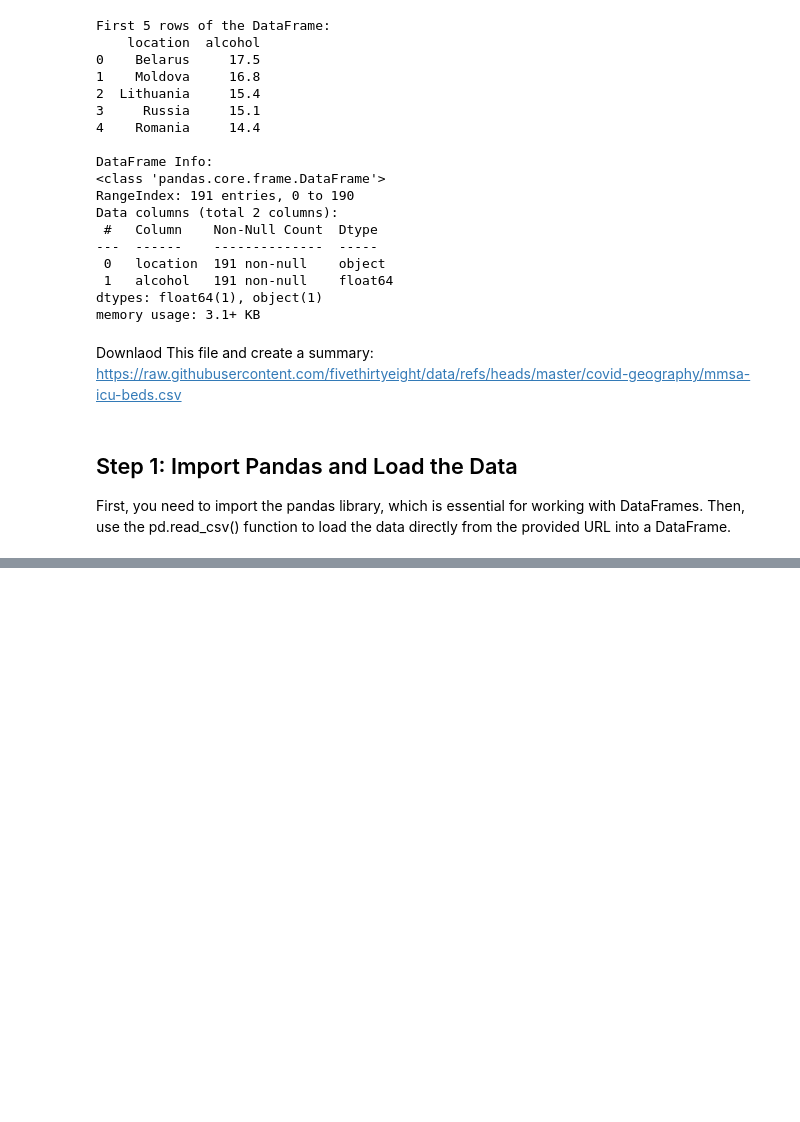
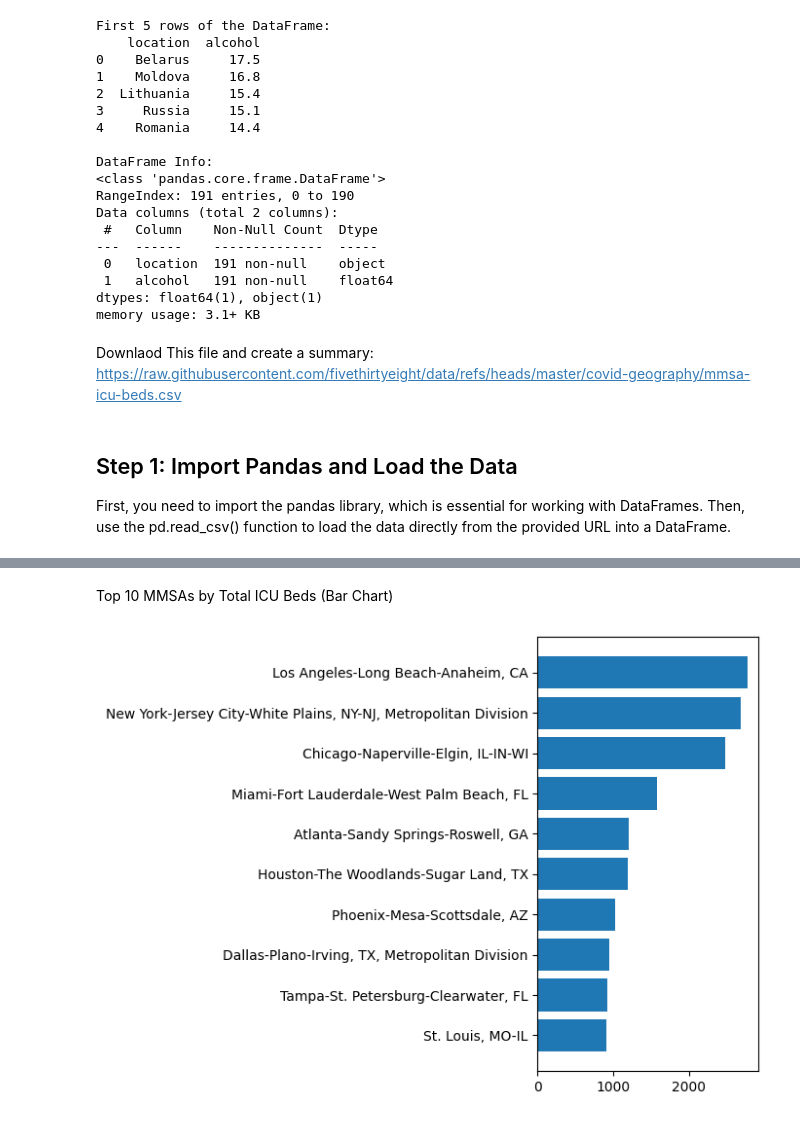
Before and after one commit to gurkanbebek/MSM_BB2B, a Jupyter notebook: Intro_to_Python_Files_Data_Loading,_and_Basic_Plotting.ipynb, the cells around one changed output, grey strips where cells are left out. Saved outputs shown, nothing was run; the diff lists cells and outputs as text; code cells hidden in the pictures; blank space fills up the shorter version.

```diff
--- a/Intro_to_Python_Files_Data_Loading,_and_Basic_Plotting.ipynb
+++ b/Intro_to_Python_Files_Data_Loading,_and_Basic_Plotting.ipynb
@@ -138,0 +226,17 @@ print("Data loaded successfully!")
+# %% [markdown]
+Top 10 MMSAs by Total ICU Beds (Bar Chart)
+# %%
+import matplotlib.pyplot as plt
+# Sort data
+sorted_icu_beds = df_icu_beds.sort_values(by='icu_beds',ascending=False)
+# find the top 10
+top10_icu_beds = sorted_icu_beds.head(10)
+#top10_icu_beds.info()
+# create a figure
+plt.figure(figsize=(7,5))
+
+plt.barh(top10_icu_beds['MMSA'],top10_icu_beds['icu_beds'])
+plt.gca().invert_yaxis()
+plt.tight_layout()
+# %% [output]
+[figure, added]
```
Also changed, not shown: parts of 10 cells of this notebook.
